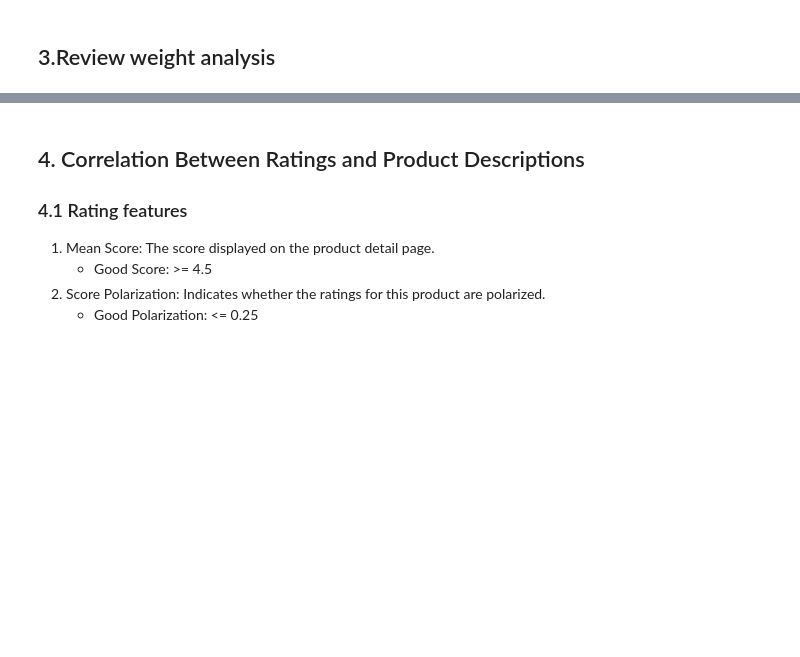
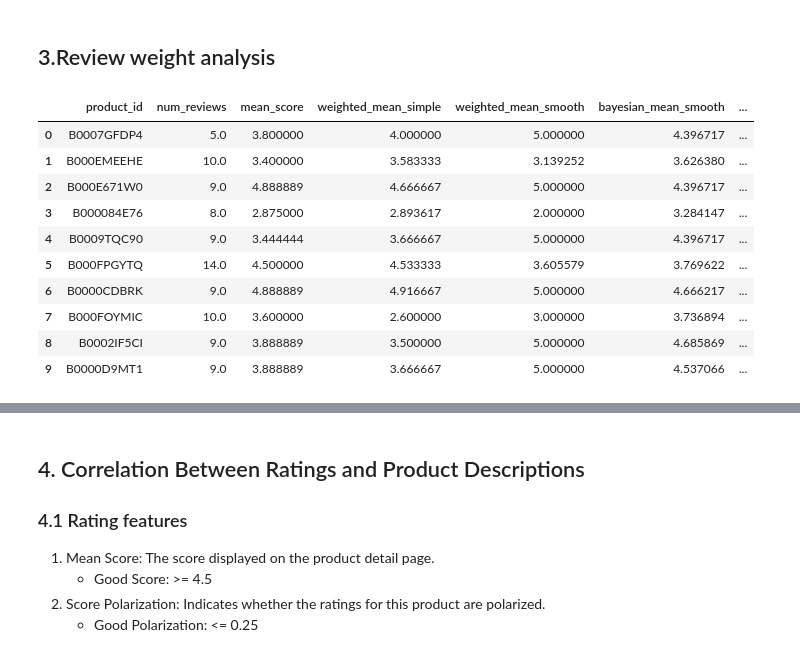
Before and after one commit to Vector239/ISOM5160-project-AI-Driven-Personalized-Product-Improvement-Recommendation-System-for-Amazon-Sellers, a Jupyter notebook: ISOM5160-GROUP7.ipynb, the cells around one changed output, grey strips where cells are left out. Cells and saved outputs as stored; diff of their text form; code cells hidden in the pictures; blank space fills up the shorter version.

```diff
--- a/ISOM5160-GROUP7.ipynb
+++ b/ISOM5160-GROUP7.ipynb
@@ -297,6 +364,8 @@ agg_main = (reviews
         num_reviews=('Score', 'size'),
         sum_weight_simple=('weight_simple', 'sum'),
         sum_wscore_simple=('wscore_simple', 'sum'),
+        sum_weight_smooth=('weight_smooth', 'sum'),
+        sum_wscore_smooth=('wscore_smooth', 'sum'),
     )
 )
 
@@ -377,33 +446,45 @@ def _parse_score_distribution(x):
             return [0, 0, 0, 0, 0]
     except Exception:
         pass
     return [0, 0, 0, 0, 0]
 
 _sd = df_amazon_product_info['ScoreDistribution'].apply(_parse_score_distribution).apply(pd.Series)
 _sd.columns = ['count_1star','count_2star','count_3star','count_4star','count_5star']
 for c in _sd.columns:
     df_amazon_product_info[c] = pd.to_numeric(_sd[c], errors='coerce').fillna(0).astype(int)
 
 # 6) Additional columns
 for c in ['mean_score','weighted_mean_simple','weighted_mean_smooth','bayesian_mean_smooth','bayesian_mean_simple']:
     if c in df_amazon_product_info.columns:
         df_amazon_product_info[c] = pd.to_numeric(df_amazon_product_info[c], errors='coerce')
 
 df_amazon_product_info['diff_smooth_vs_simple'] = (
     df_amazon_product_info['weighted_mean_smooth'] - df_amazon_product_info['weighted_mean_simple']
 )
 df_amazon_product_info['diff_bayes_vs_mean'] = (
     df_amazon_product_info['bayesian_mean_smooth'] - df_amazon_product_info['mean_score']
 )
 
 # 7) Show sample
 cols_show = [
     'product_id','num_reviews','mean_score',
     'weighted_mean_simple','weighted_mean_smooth','bayesian_mean_smooth',
     'diff_smooth_vs_simple','diff_bayes_vs_mean',
     'count_1star','count_2star','count_3star','count_4star','count_5star'
 ]
 df_amazon_product_info[cols_show].head(10)
+# %% [output]
+|  | product_id | num_reviews | mean_score | weighted_mean_simple | weighted_mean_smooth | bayesian_mean_smooth | ... |
+| 0 | B0007GFDP4 | 5.0 | 3.800000 | 4.000000 | 5.000000 | 4.396717 | ... |
+| 1 | B000EMEEHE | 10.0 | 3.400000 | 3.583333 | 3.139252 | 3.626380 | ... |
+| 2 | B000E671W0 | 9.0 | 4.888889 | 4.666667 | 5.000000 | 4.396717 | ... |
+| 3 | B000084E76 | 8.0 | 2.875000 | 2.893617 | 2.000000 | 3.284147 | ... |
+| 4 | B0009TQC90 | 9.0 | 3.444444 | 3.666667 | 5.000000 | 4.396717 | ... |
+| 5 | B000FPGYTQ | 14.0 | 4.500000 | 4.533333 | 3.605579 | 3.769622 | ... |
+| 6 | B0000CDBRK | 9.0 | 4.888889 | 4.916667 | 5.000000 | 4.666217 | ... |
+| 7 | B000FOYMIC | 10.0 | 3.600000 | 2.600000 | 3.000000 | 3.736894 | ... |
+| 8 | B0002IF5CI | 9.0 | 3.888889 | 3.500000 | 5.000000 | 4.685869 | ... |
+| 9 | B0000D9MT1 | 9.0 | 3.888889 | 3.666667 | 5.000000 | 4.537066 | ... |
 # %%
 # visualization
 req_cols = ['num_reviews','mean_score','weighted_mean_smooth','bayesian_mean_smooth']
```
Also changed, not shown: parts of 8 cells of this notebook.
